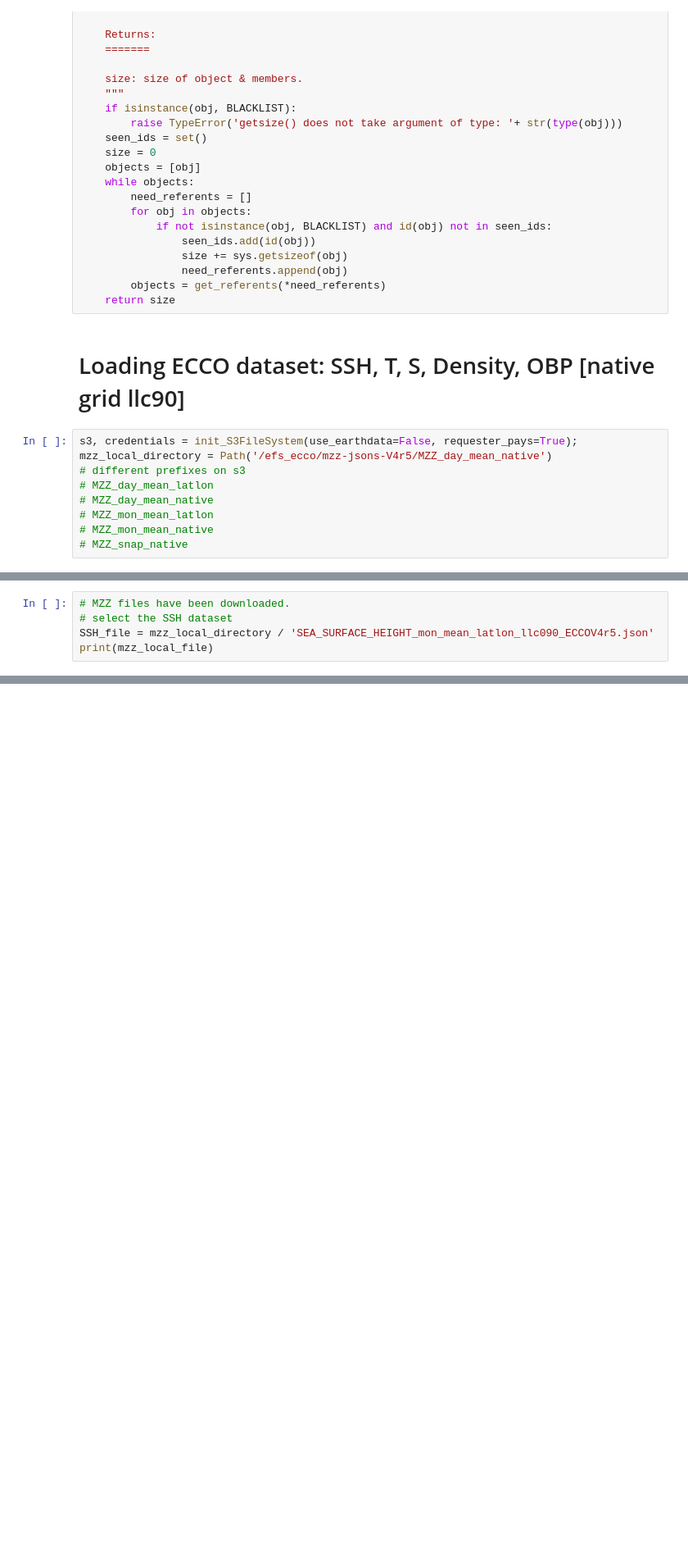
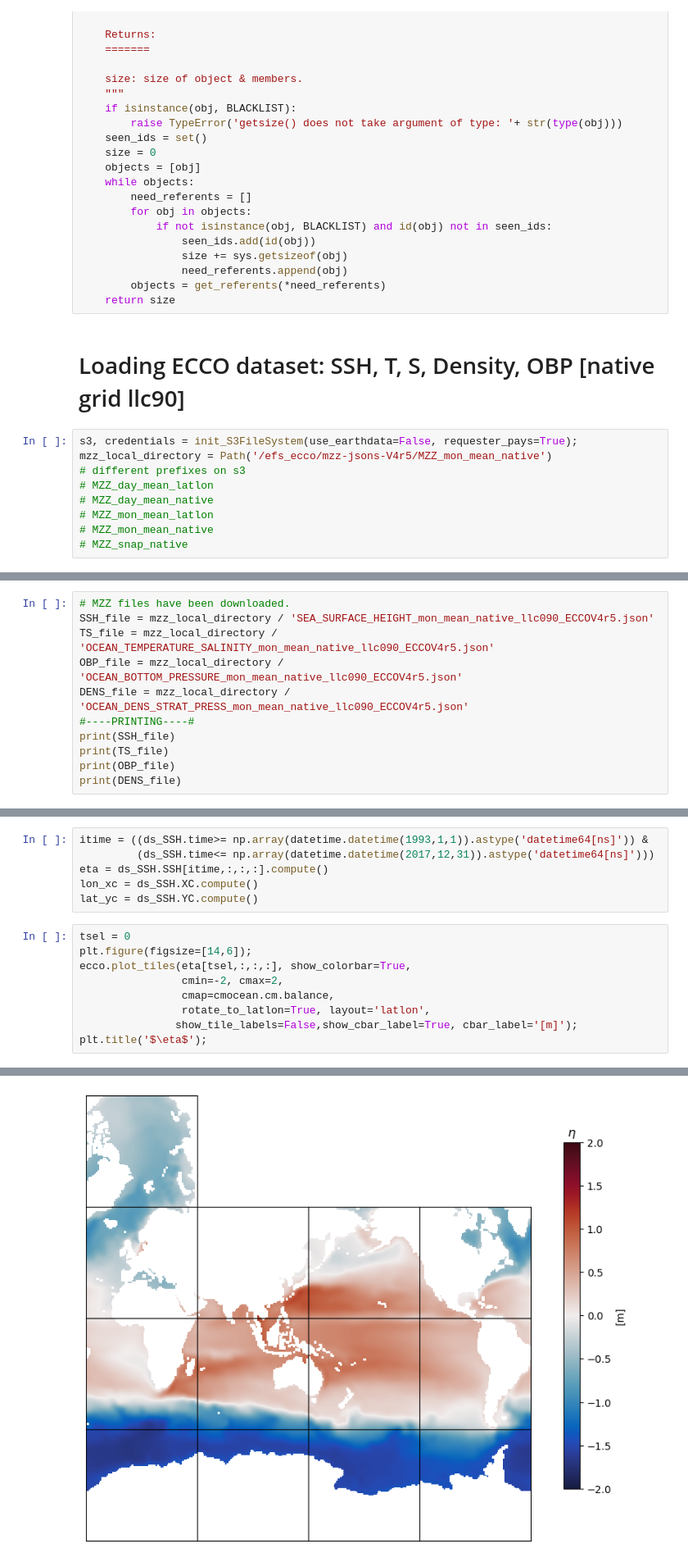
Before and after one commit to ojhoundegnonto/ESS25-Team_PISEAL, a Jupyter notebook: contributors/ohoundeg/SSH_analysis_ojh_v2.ipynb, the cells around one changed output, grey strips where cells are left out. Shown at 82% size. Drawn from its saved outputs; the diff is of its cells as text; blank space fills up the shorter version.

```diff
--- a/contributors/ohoundeg/SSH_analysis_ojh_v2.ipynb
+++ b/contributors/ohoundeg/SSH_analysis_ojh_v2.ipynb
@@ -137,7 +194,7 @@ def getsize(obj):
 # Loading ECCO dataset: SSH, T, S, Density, OBP [native grid llc90]
 # %%
 s3, credentials = init_S3FileSystem(use_earthdata=False, requester_pays=True);
-mzz_local_directory = Path('/efs_ecco/mzz-jsons-V4r5/MZZ_day_mean_native')
+mzz_local_directory = Path('/efs_ecco/mzz-jsons-V4r5/MZZ_mon_mean_native')
 # different prefixes on s3
 # MZZ_day_mean_latlon
 # MZZ_day_mean_native
@@ -167,6 +224,12 @@ array([PosixPath('/efs_ecco/mzz-jsons-V4r5/MZZ_day_mean_native/ATM_SURFACE_TEMP_
       dtype=object)
 # %%
 # MZZ files have been downloaded.
-# select the SSH dataset
-SSH_file = mzz_local_directory / 'SEA_SURFACE_HEIGHT_mon_mean_latlon_llc090_ECCOV4r5.json'
-print(mzz_local_file)
+SSH_file = mzz_local_directory / 'SEA_SURFACE_HEIGHT_mon_mean_native_llc090_ECCOV4r5.json'
+TS_file = mzz_local_directory / 'OCEAN_TEMPERATURE_SALINITY_mon_mean_native_llc090_ECCOV4r5.json'
+OBP_file = mzz_local_directory / 'OCEAN_BOTTOM_PRESSURE_mon_mean_native_llc090_ECCOV4r5.json'
+DENS_file = mzz_local_directory / 'OCEAN_DENS_STRAT_PRESS_mon_mean_native_llc090_ECCOV4r5.json'
+#----PRINTING----#
+print(SSH_file)
+print(TS_file)
+print(OBP_file)
+print(DENS_file)
@@ -172,0 +303,16 @@ print(mzz_local_file)
+# %%
+itime = ((ds_SSH.time>= np.array(datetime.datetime(1993,1,1)).astype('datetime64[ns]')) &
+         (ds_SSH.time<= np.array(datetime.datetime(2017,12,31)).astype('datetime64[ns]')))
+eta = ds_SSH.SSH[itime,:,:,:].compute()
+lon_xc = ds_SSH.XC.compute()
+lat_yc = ds_SSH.YC.compute()
+# %%
+tsel = 0
+plt.figure(figsize=[14,6]);
+ecco.plot_tiles(eta[tsel,:,:,:], show_colorbar=True,
+                cmin=-2, cmax=2,
+                cmap=cmocean.cm.balance,
+                rotate_to_latlon=True, layout='latlon',
+               show_tile_labels=False,show_cbar_label=True, cbar_label='[m]');
+plt.title('$\eta$');
+# %% [output]
@@ -172,0 +320 @@ print(mzz_local_file)
+[figure, added]
```
Also changed, not shown: parts of 29 cells of this notebook.
